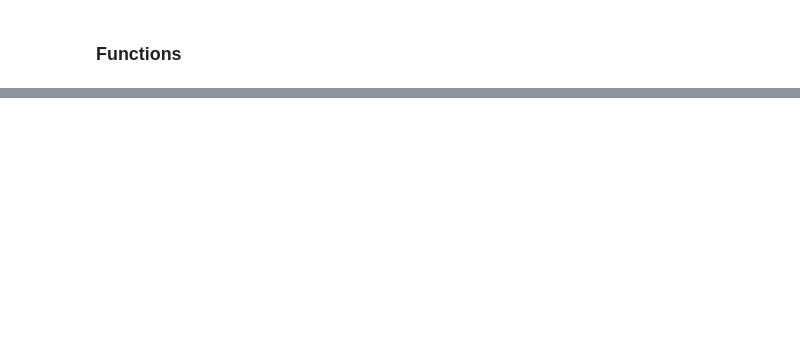
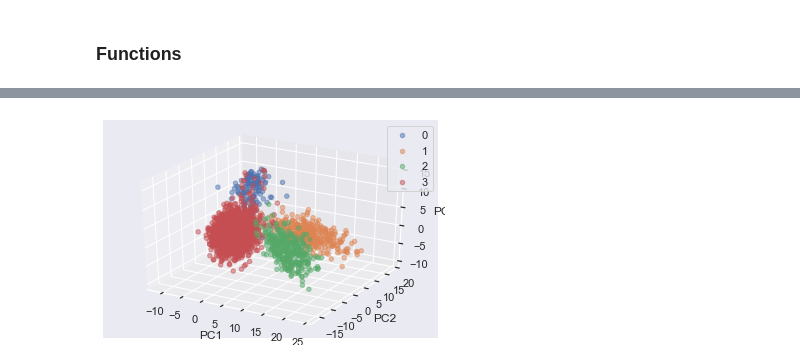
Before and after one commit to KubaWojciechowski/MetaBinQ, a Jupyter notebook: tnf_stats.ipynb, the cells around one changed output, grey strips where cells are left out. Drawn from its saved outputs; the diff is of its cells as text; code cells hidden in the pictures; blank space fills up the shorter version.

```diff
--- a/tnf_stats.ipynb
+++ b/tnf_stats.ipynb
@@ -274,0 +380,19 @@ sns.distplot(contig_corr, kde=False)
+# %%
+# 3D PCA
+
+fig = plt.figure()
+ax = fig.add_subplot(111, projection='3d')
+
+bins={}
+for i in range(len(all_z)):
+    sub = pca_df[pca_df['bin']==i]
+    ax.scatter(sub['PC1'], sub['PC2'], sub['PC3'],
+               label=i, alpha=0.5)
+
+ax.set_xlabel('PC1')
+ax.set_ylabel('PC2')
+ax.set_zlabel('PC3')
+plt.legend()
+plt.show()
+# %% [output]
+[figure, added]
```
Also changed, not shown: parts of 14 cells of this notebook.
